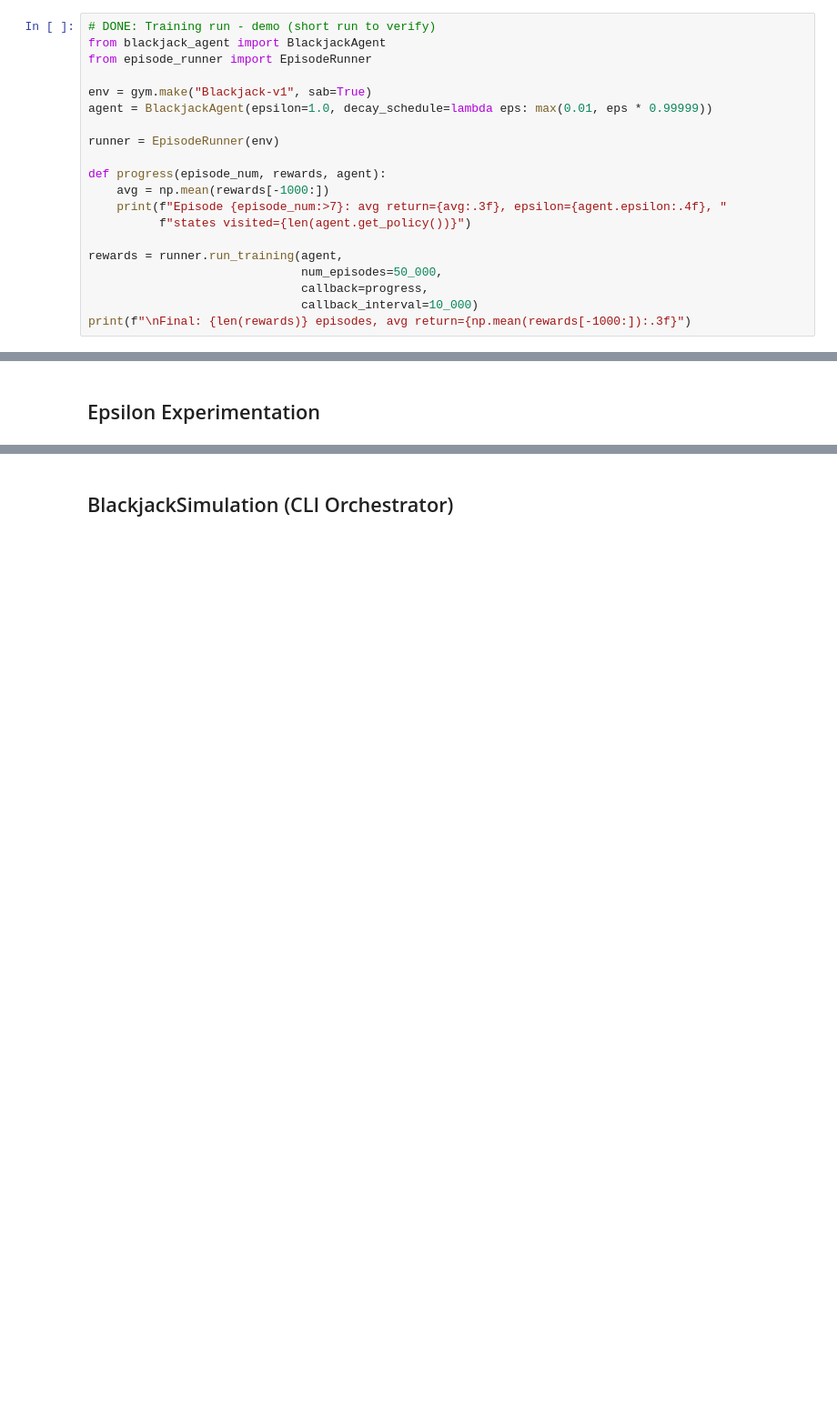
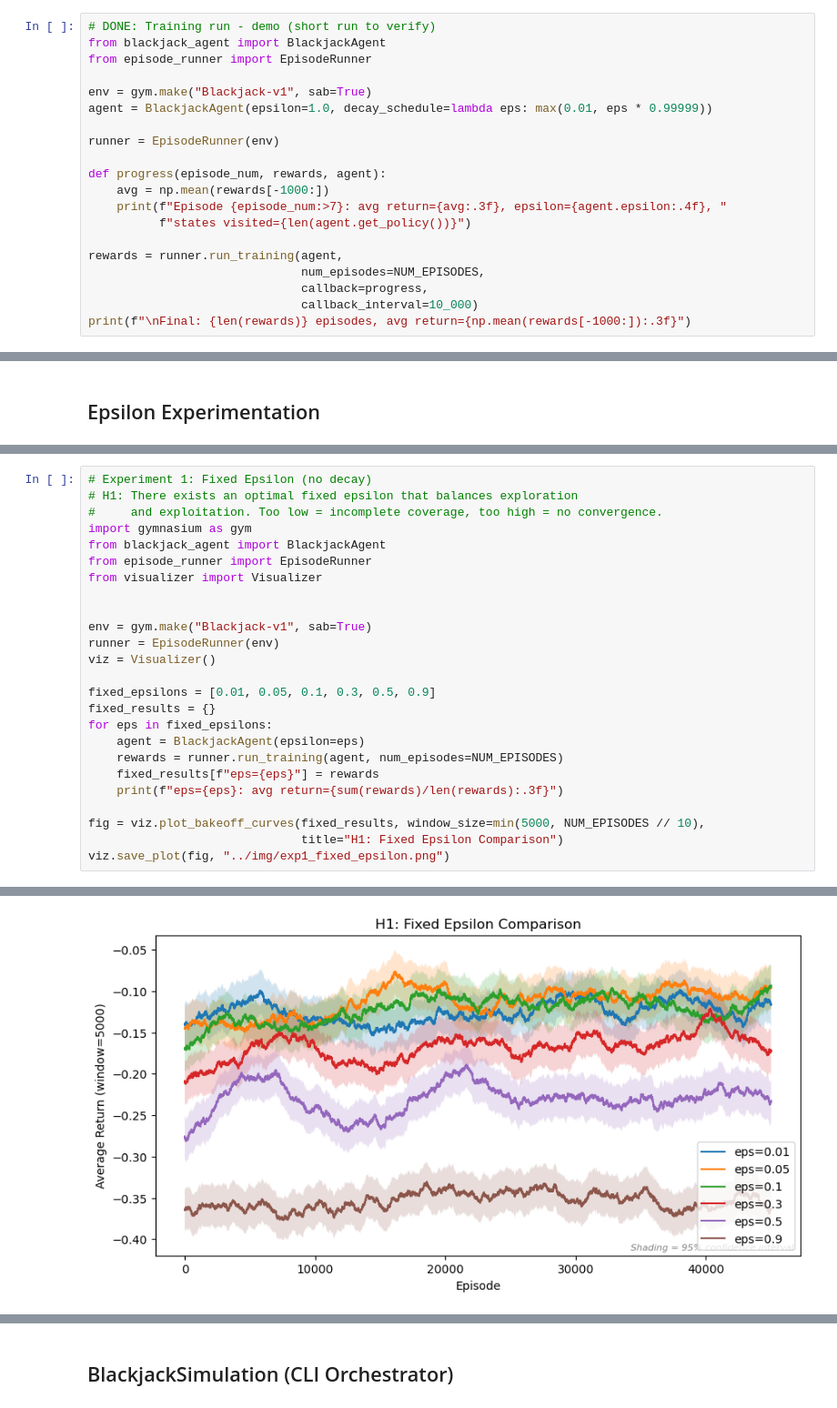
Before and after one commit to craig-rudman/MSDS684, a Jupyter notebook: W3/notebooks/development.ipynb, the cells around one changed output, grey strips where cells are left out. Shown at 91% size. Drawn from its saved outputs; the diff is of its cells as text; blank space fills up the shorter version.

```diff
--- a/W3/notebooks/development.ipynb
+++ b/W3/notebooks/development.ipynb
@@ -283,7 +285,7 @@ def progress(episode_num, rewards, agent):
           f"states visited={len(agent.get_policy())}")
 
 rewards = runner.run_training(agent,
-                              num_episodes=50_000,
+                              num_episodes=NUM_EPISODES,
                               callback=progress,
                               callback_interval=10_000)
 print(f"\nFinal: {len(rewards)} episodes, avg return={np.mean(rewards[-1000:]):.3f}")
@@ -399,3 +400,29 @@ viz.save_plot(fig_no_ace, "../img/value_surface_no_usable_ace.png")
 # - Train with different decay schedules (e.g., linear, exponential)
 # - Compare learning curves across configurations
 # - Compare final average returns across configurations
+# %%
+# Experiment 1: Fixed Epsilon (no decay)
+# H1: There exists an optimal fixed epsilon that balances exploration
+#     and exploitation. Too low = incomplete coverage, too high = no convergence.
+import gymnasium as gym
+from blackjack_agent import BlackjackAgent
+from episode_runner import EpisodeRunner
+from visualizer import Visualizer
+
+
+env = gym.make("Blackjack-v1", sab=True)
+runner = EpisodeRunner(env)
+viz = Visualizer()
+
+fixed_epsilons = [0.01, 0.05, 0.1, 0.3, 0.5, 0.9]
+fixed_results = {}
+for eps in fixed_epsilons:
+    agent = BlackjackAgent(epsilon=eps)
+    rewards = runner.run_training(agent, num_episodes=NUM_EPISODES)
+    fixed_results[f"eps={eps}"] = rewards
+    print(f"eps={eps}: avg return={sum(rewards)/len(rewards):.3f}")
+
+fig = viz.plot_bakeoff_curves(fixed_results, window_size=min(5000, NUM_EPISODES // 10),
+                              title="H1: Fixed Epsilon Comparison")
+viz.save_plot(fig, "../img/exp1_fixed_epsilon.png")
+# %% [output]
@@ -401,0 +435 @@ viz.save_plot(fig_no_ace, "../img/value_surface_no_usable_ace.png")
+[figure, added]
```
Also changed, not shown: parts of 22 cells of this notebook, 13 other files.
